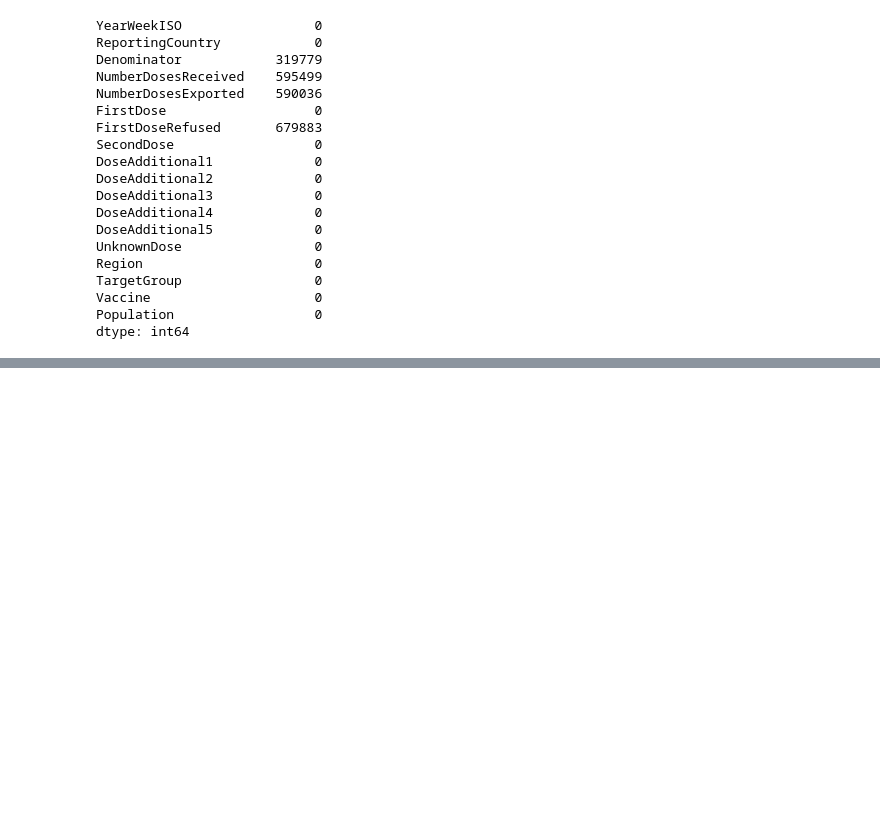
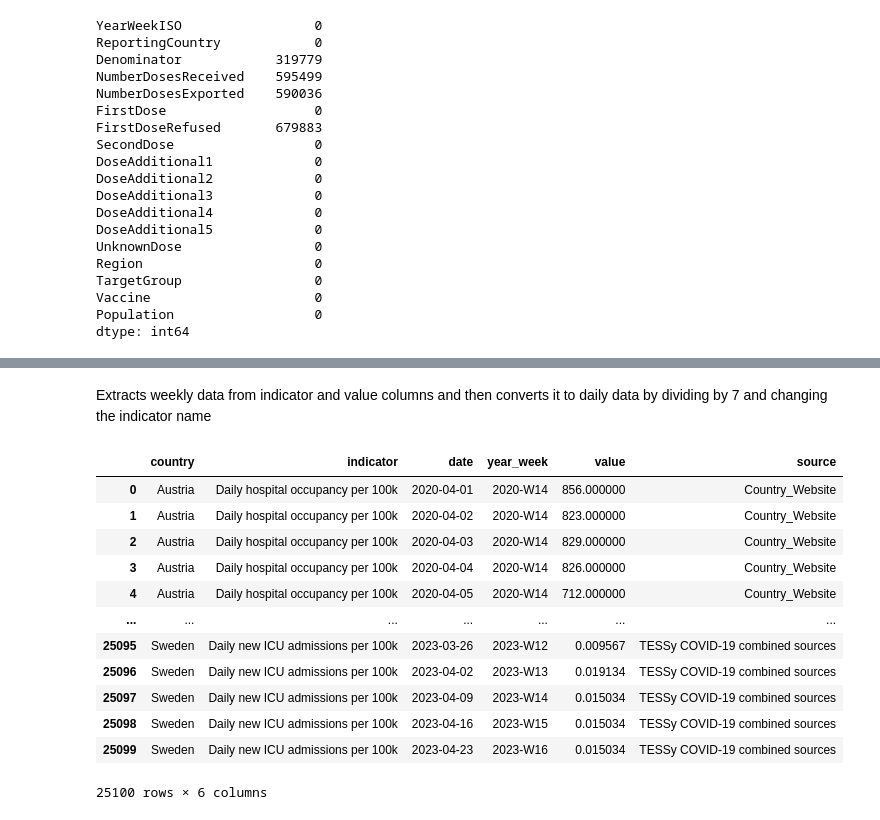
Before and after one commit to Klattraren/Intelligent-Data-Analysis-DV1597, a Jupyter notebook: assignment2.ipynb, the cells around one changed output, grey strips where cells are left out. Saved outputs shown, nothing was run; the diff lists cells and outputs as text; code cells hidden in the pictures; blank space fills up the shorter version.

```diff
--- a/assignment2.ipynb
+++ b/assignment2.ipynb
@@ -204,0 +223,4 @@ dtype: int64
+# %%
+icu_df = icu_df.drop_duplicates()
+icu_df = icu_df.drop(columns=['url'], axis=1)
+# icu_df.isna().sum()
@@ -204,0 +236,28 @@ dtype: int64
+# %% [markdown]
+Extracts weekly data from indicator and value columns and then converts it to daily data by dividing by 7 and changing the indicator name
+# %%
+mask = icu_df["indicator"].isin(["Weekly new ICU admissions per 100k", "Weekly new hospital admissions per 100k"]) #mask for weekly indicators
+icu_df.loc[mask, 'value'] = (icu_df.loc[mask, 'value'] / 7) #convert weekly indicators to daily indicators
+
+icu_df['indicator'] = icu_df['indicator'].replace({
+    "Weekly new ICU admissions per 100k": "Daily new ICU admissions per 100k",
+    "Weekly new hospital admissions per 100k": "Daily new hospital admissions per 100k",
+    "Daily hospital occupancy": "Daily hospital occupancy per 100k",
+    "Daily ICU occupancy": "Daily ICU occupancy per 100k"
+}) #replace weekly indicators with daily indicators
+
+icu_df
+# %% [output]
+|  | country | indicator | date | year_week | value | source |
+| 0 | Austria | Daily hospital occupancy per 100k | 2020-04-01 | 2020-W14 | 856.000000 | Country_Website |
+| 1 | Austria | Daily hospital occupancy per 100k | 2020-04-02 | 2020-W14 | 823.000000 | Country_Website |
+| 2 | Austria | Daily hospital occupancy per 100k | 2020-04-03 | 2020-W14 | 829.000000 | Country_Website |
+| 3 | Austria | Daily hospital occupancy per 100k | 2020-04-04 | 2020-W14 | 826.000000 | Country_Website |
+| 4 | Austria | Daily hospital occupancy per 100k | 2020-04-05 | 2020-W14 | 712.000000 | Country_Website |
+| ... | ... | ... | ... | ... | ... | ... |
+| 25095 | Sweden | Daily new ICU admissions per 100k | 2023-03-26 | 2023-W12 | 0.009567 | TESSy COVID-19 combined sources |
+| 25096 | Sweden | Daily new ICU admissions per 100k | 2023-04-02 | 2023-W13 | 0.019134 | TESSy COVID-19 combined sources |
+| 25097 | Sweden | Daily new ICU admissions per 100k | 2023-04-09 | 2023-W14 | 0.015034 | TESSy COVID-19 combined sources |
+| 25098 | Sweden | Daily new ICU admissions per 100k | 2023-04-16 | 2023-W15 | 0.015034 | TESSy COVID-19 combined sources |
+| 25099 | Sweden | Daily new ICU admissions per 100k | 2023-04-23 | 2023-W16 | 0.015034 | TESSy COVID-19 combined sources |
+25100 rows × 6 columns
```
Also changed, not shown: parts of 3 cells of this notebook, 1 other file.
